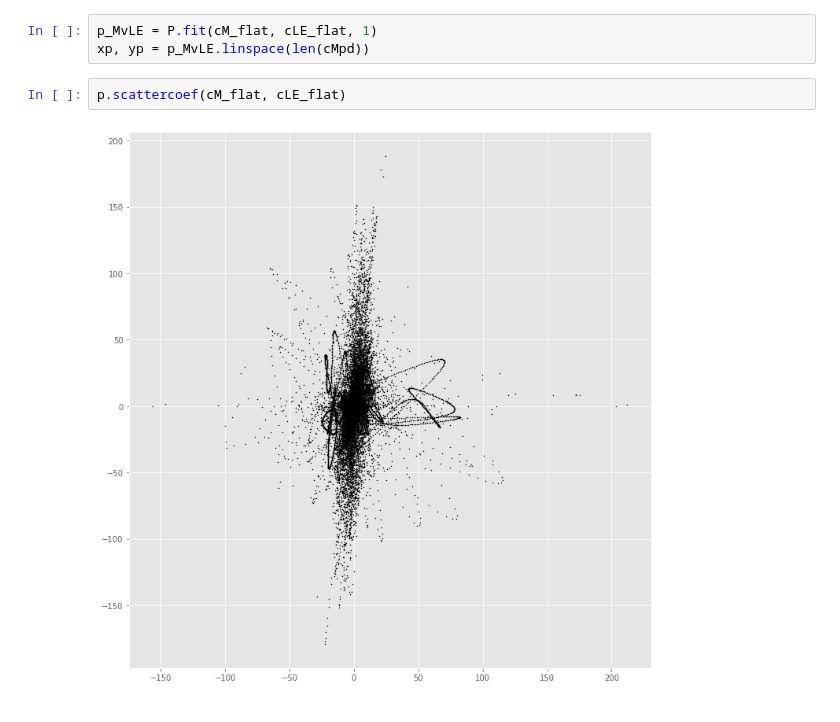
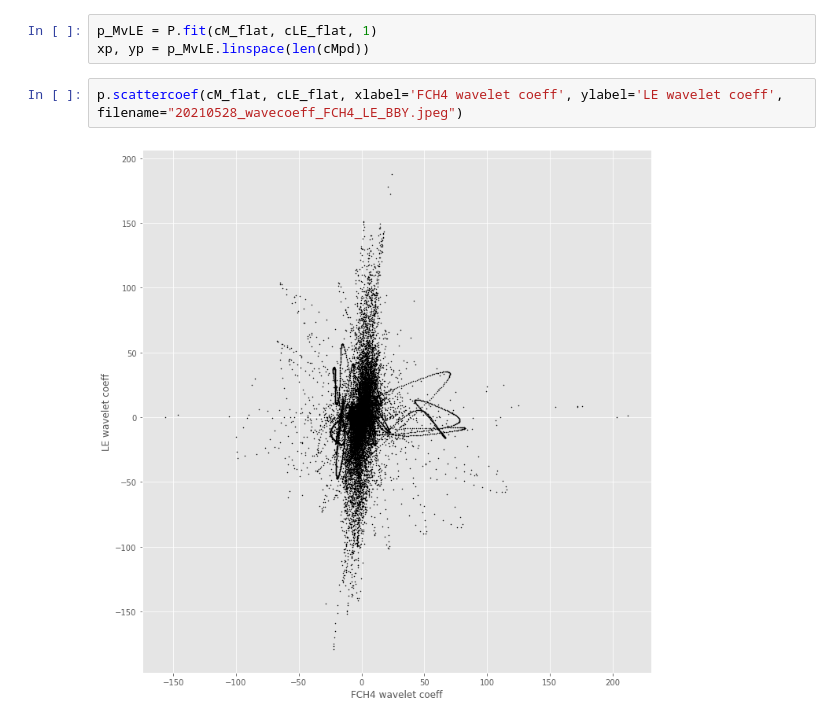
Before and after one commit to ottobriner/wavelet-partition, a Jupyter notebook: FLX_JP-BBY.ipynb, the cells around one changed output. Saved outputs shown, nothing was run; the diff lists cells and outputs as text.

```diff
--- a/FLX_JP-BBY.ipynb
+++ b/FLX_JP-BBY.ipynb
@@ -119,7 +105,7 @@ cLEpd = pd.DataFrame(csumLE).transpose()
 # %%
 p_MvLE = P.fit(cM_flat, cLE_flat, 1)
 xp, yp = p_MvLE.linspace(len(cMpd))
-# %%
-p.scattercoef(cM_flat, cLE_flat)
-# %% [output]
-[figure, removed]
+# %%
+p.scattercoef(cM_flat, cLE_flat, xlabel='FCH4 wavelet coeff', ylabel='LE wavelet coeff', filename="20210528_wavecoeff_FCH4_LE_BBY.jpeg")
+# %% [output]
+[figure, added]
```
Also changed, not shown: parts of 5 cells of this notebook, 2 other files.
